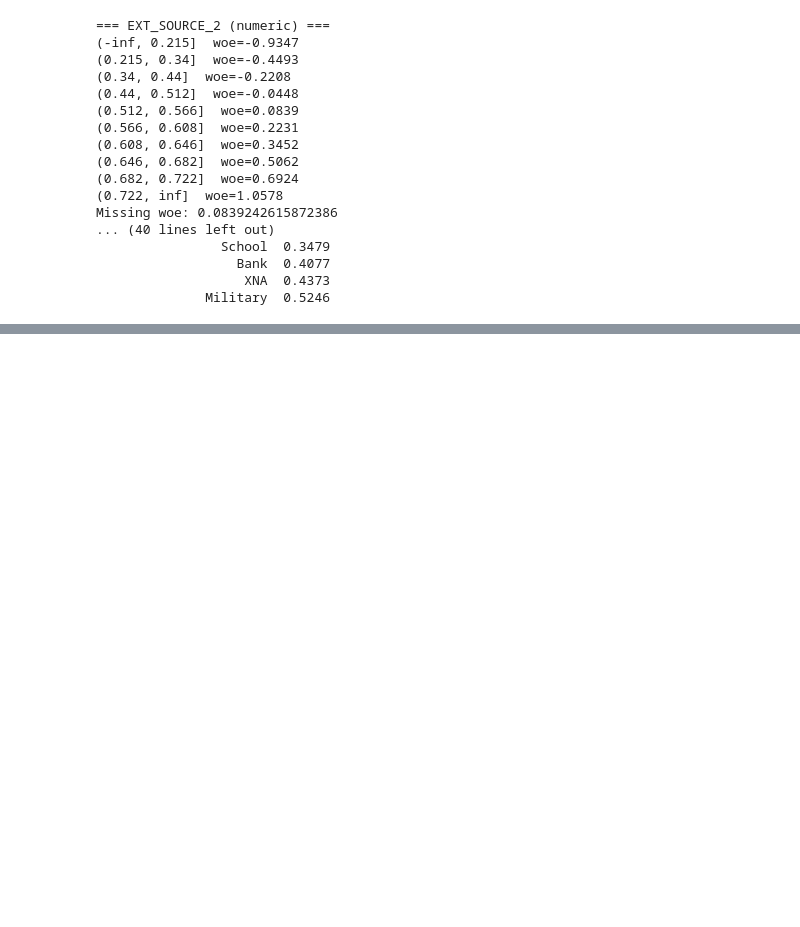
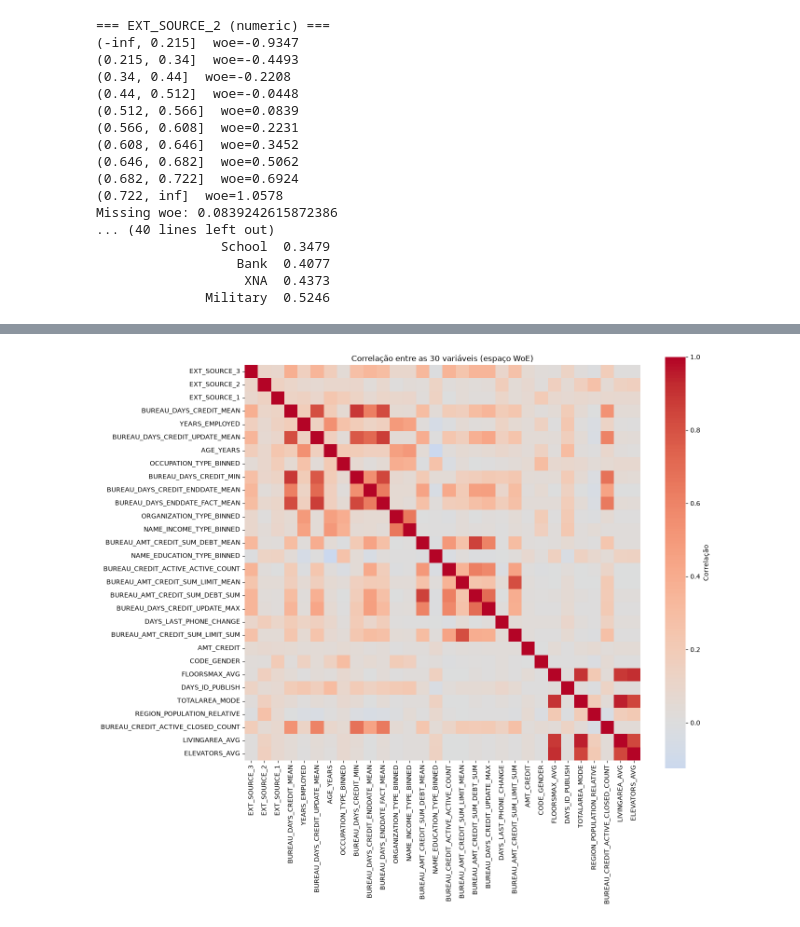
Before and after one commit to vitor-km/home-credit-default-risk, a Jupyter notebook: notebooks/04_scorecard_woe.ipynb, the cells around one changed output, grey strips where cells are left out. Cells and saved outputs as stored; diff of their text form; code cells hidden in the pictures; blank space fills up the shorter version.

```diff
--- a/notebooks/04_scorecard_woe.ipynb
+++ b/notebooks/04_scorecard_woe.ipynb
@@ -2035,3 +2035,22 @@ Missing woe: 0.0839242615872386
                   Bank  0.4077
                    XNA  0.4373
               Military  0.5246
+# %%
+from sklearn.linear_model import LogisticRegression
+from sklearn.metrics import roc_auc_score
+
+# Fit logistic regression on WoE-transformed features, with class_weight='balanced'
+# to compensate for the 92/8 imbalance, same principle as scale_pos_weight in XGBoost.
+
+model_scorecard = LogisticRegression(random_state=42, max_iter=1000, class_weight='balanced')
+model_scorecard.fit(X_train_woe, y_train)
+
+y_pred_proba = model_scorecard.predict_proba(X_val_woe)[:, 1]
+auc_scorecard = roc_auc_score(y_val, y_pred_proba)
+
+print("AUC (validação):", round(auc_scorecard, 4))
+print()
+print("Comparação:")
+print("  XGBoost baseline (154 features, k-fold):", 0.7588)
+print("  XGBoost top 15 features (k-fold):", 0.7514)
+print("  Meta calibrada para o scorecard:", "0.72 - 0.74")
@@ -2037,0 +2130,15 @@ Missing woe: 0.0839242615872386
+# %%
+import matplotlib.pyplot as plt
+import seaborn as sns
+
+# Heatmap of correlation among the 30 WoE-transformed features, to visually
+# spot clusters of highly correlated (redundant) variables.
+
+plt.figure(figsize=(14, 12))
+sns.heatmap(X_train_woe.corr(), cmap='coolwarm', center=0, annot=False,
+            square=True, cbar_kws={'label': 'Correlação'})
+plt.title('Correlação entre as 30 variáveis (espaço WoE)')
+plt.tight_layout()
+plt.show()
+# %% [output]
+[figure, added]
```
Also changed, not shown: parts of 7 cells of this notebook.
